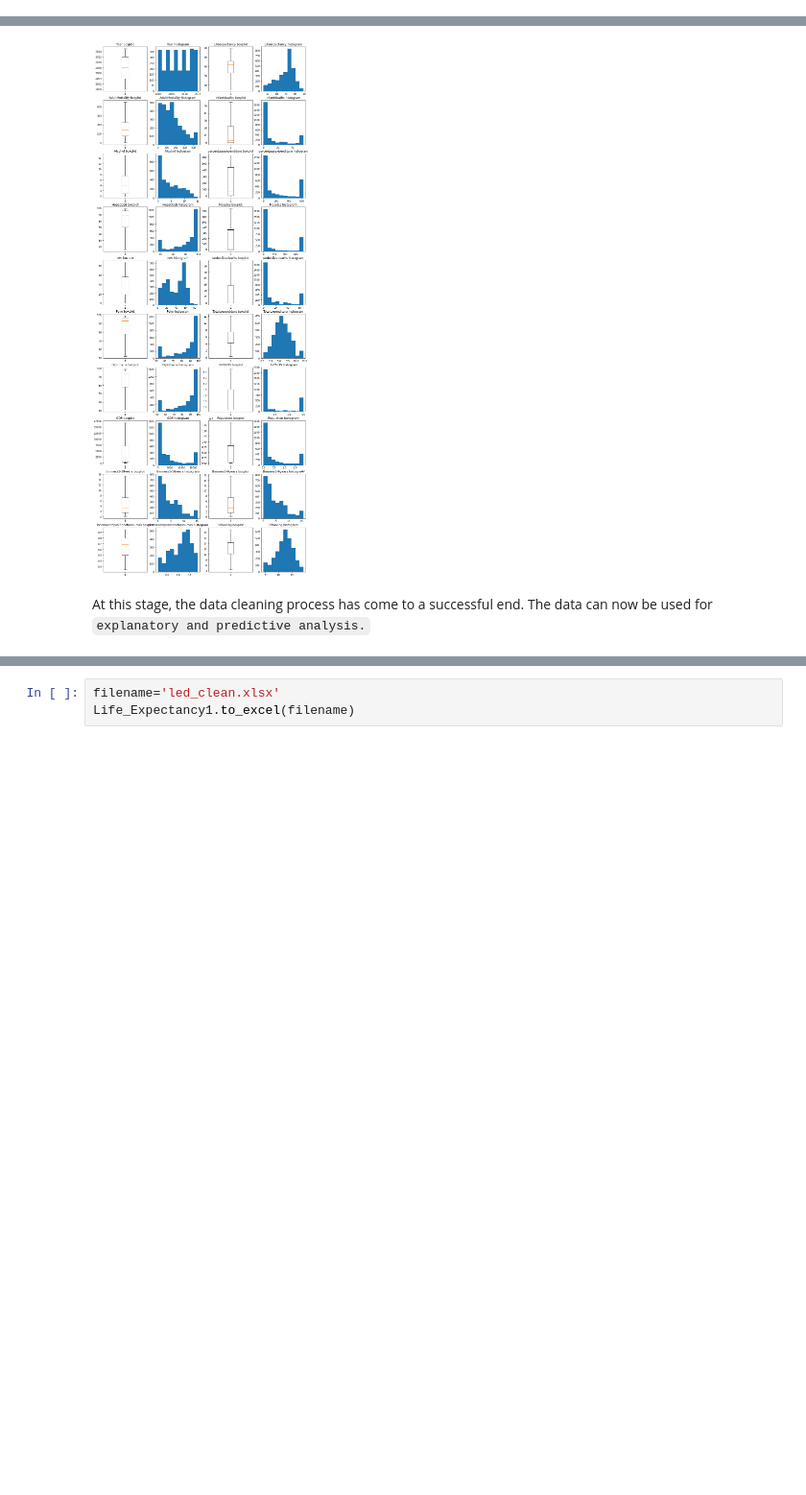
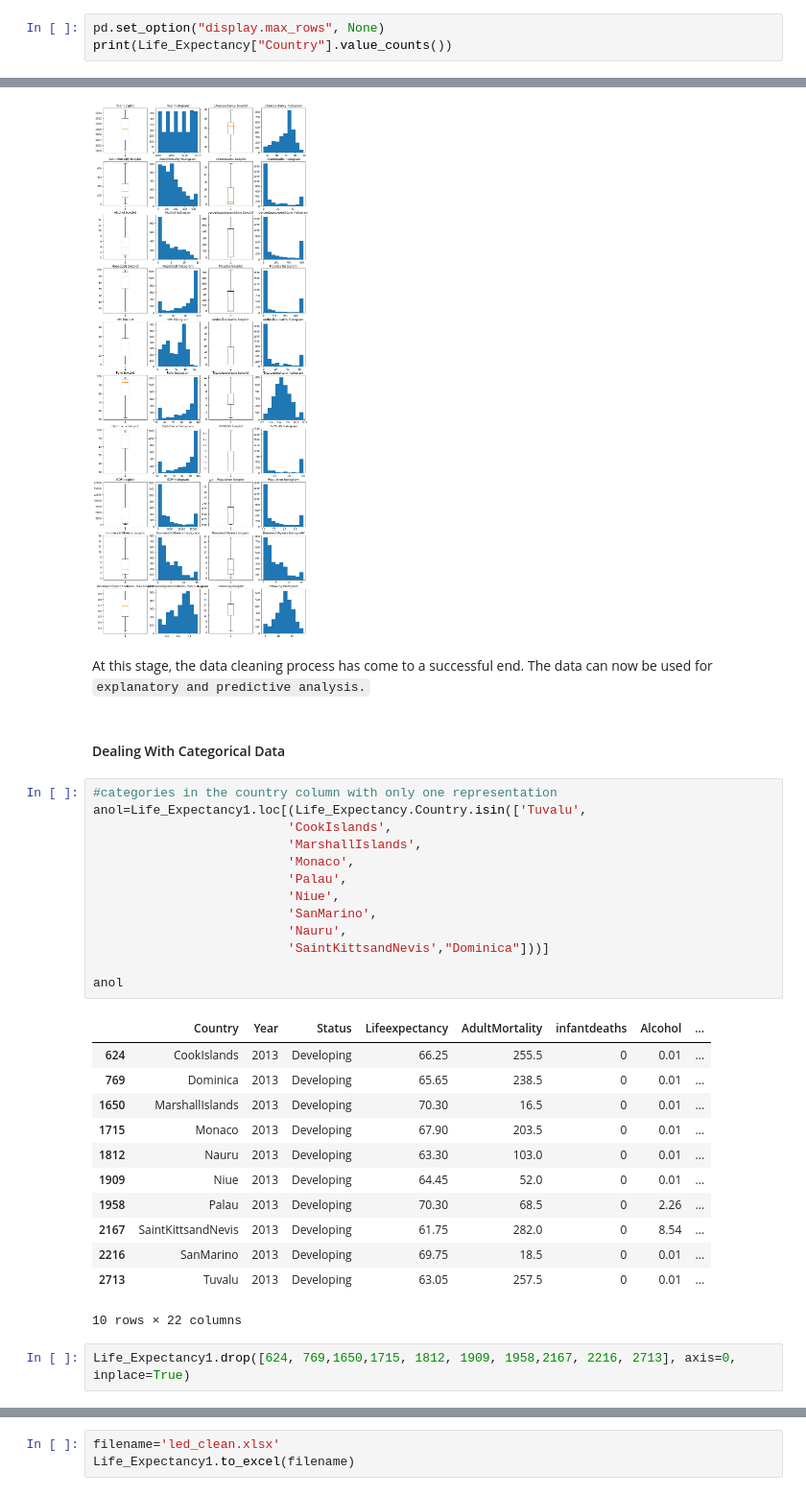
Before and after one commit to Swintabel/Life_expectancy, a Jupyter notebook: DataQA.ipynb, the cells around one changed output, grey strips where cells are left out. Shown: that part at 96% size. Drawn from its saved outputs; the diff is of its cells as text; blank space fills up the shorter version.

```diff
--- a/DataQA.ipynb
+++ b/DataQA.ipynb
@@ -205,3 +198,6 @@ plt.ylabel('')
 plt.show()
 # %% [output]
 [figure]
+# %%
+pd.set_option("display.max_rows", None)
+print(Life_Expectancy["Country"].value_counts())
@@ -334,3 +348,33 @@ outliers_visual(df2)
 # %% [markdown]
 At this stage, the data cleaning process has come to a successful end.
 The data can now be used for `explanatory and predictive analysis.`
+# %% [markdown]
+#### Dealing With Categorical Data
+# %%
+#categories in the country column with only one representation
+anol=Life_Expectancy1.loc[(Life_Expectancy.Country.isin(['Tuvalu',
+                          'CookIslands',
+                          'MarshallIslands',
+                          'Monaco',
+                          'Palau',
+                          'Niue',
+                          'SanMarino',
+                          'Nauru',
+                          'SaintKittsandNevis',"Dominica"]))]
+
+anol
+# %% [output]
+|  | Country | Year | Status | Lifeexpectancy | AdultMortality | infantdeaths | Alcohol | ... |
+| 624 | CookIslands | 2013 | Developing | 66.25 | 255.5 | 0 | 0.01 | ... |
+| 769 | Dominica | 2013 | Developing | 65.65 | 238.5 | 0 | 0.01 | ... |
+| 1650 | MarshallIslands | 2013 | Developing | 70.30 | 16.5 | 0 | 0.01 | ... |
+| 1715 | Monaco | 2013 | Developing | 67.90 | 203.5 | 0 | 0.01 | ... |
+| 1812 | Nauru | 2013 | Developing | 63.30 | 103.0 | 0 | 0.01 | ... |
+| 1909 | Niue | 2013 | Developing | 64.45 | 52.0 | 0 | 0.01 | ... |
+| 1958 | Palau | 2013 | Developing | 70.30 | 68.5 | 0 | 2.26 | ... |
+| 2167 | SaintKittsandNevis | 2013 | Developing | 61.75 | 282.0 | 0 | 8.54 | ... |
+| 2216 | SanMarino | 2013 | Developing | 69.75 | 18.5 | 0 | 0.01 | ... |
+| 2713 | Tuvalu | 2013 | Developing | 63.05 | 257.5 | 0 | 0.01 | ... |
+10 rows × 22 columns
+# %%
+Life_Expectancy1.drop([624, 769,1650,1715, 1812, 1909, 1958,2167, 2216, 2713], axis=0, inplace=True)
```
Also changed, not shown: parts of 6 cells of this notebook, 2 other files.
